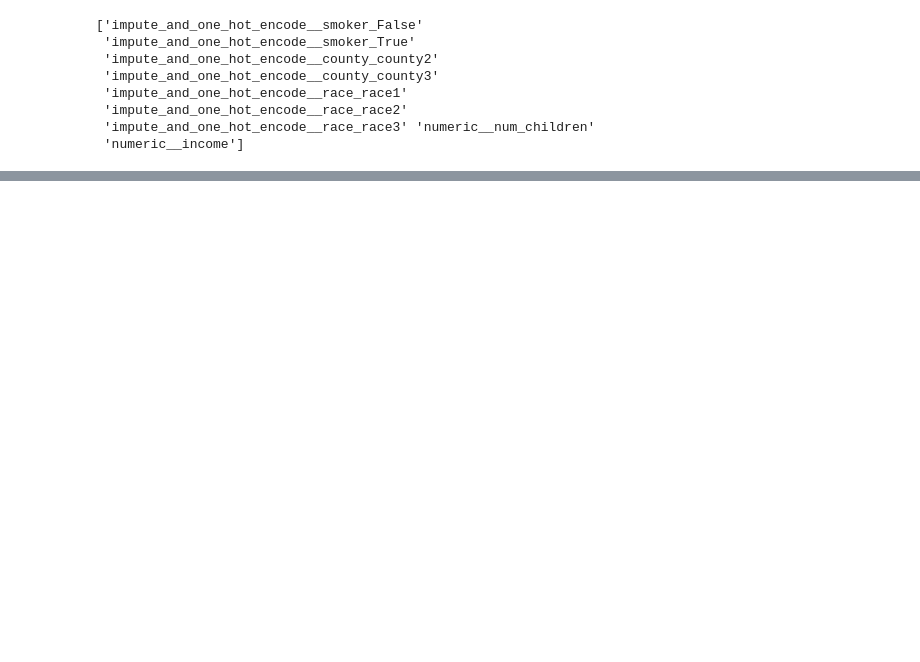
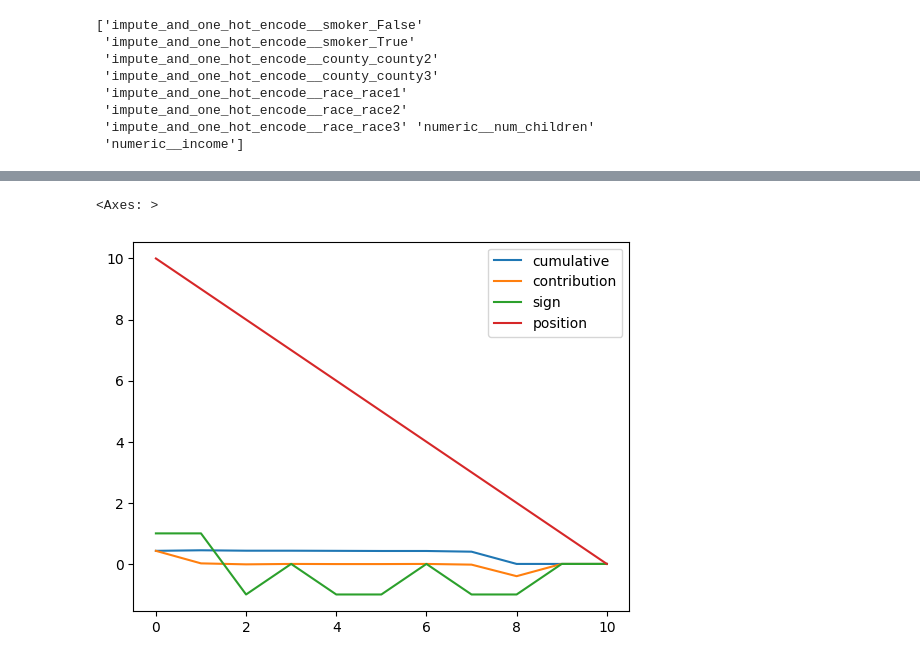
Before and after one commit to PiStefania/mlinspect, a Jupyter notebook: features/explainability/examples/dalex/inspection.ipynb, the cells around one changed output, grey strips where cells are left out. Saved outputs shown, nothing was run; the diff lists cells and outputs as text; code cells hidden in the pictures; blank space fills up the shorter version.

Commit message:
apply explainer inspection to dalex as well

```diff
--- a/features/explainability/examples/dalex/inspection.ipynb
+++ b/features/explainability/examples/dalex/inspection.ipynb
@@ -105,0 +126,5 @@ inspection_result[ExplainabilityMethodsEnum.DALEX]["results"]["train"].plot()
+# %%
+inspection_result[ExplainabilityMethodsEnum.DALEX]["results"]["test"].plot()
+# %% [output]
+<Axes: >
+[figure, added]
```
Also changed, not shown: parts of 3 cells of this notebook, 8 other files.
